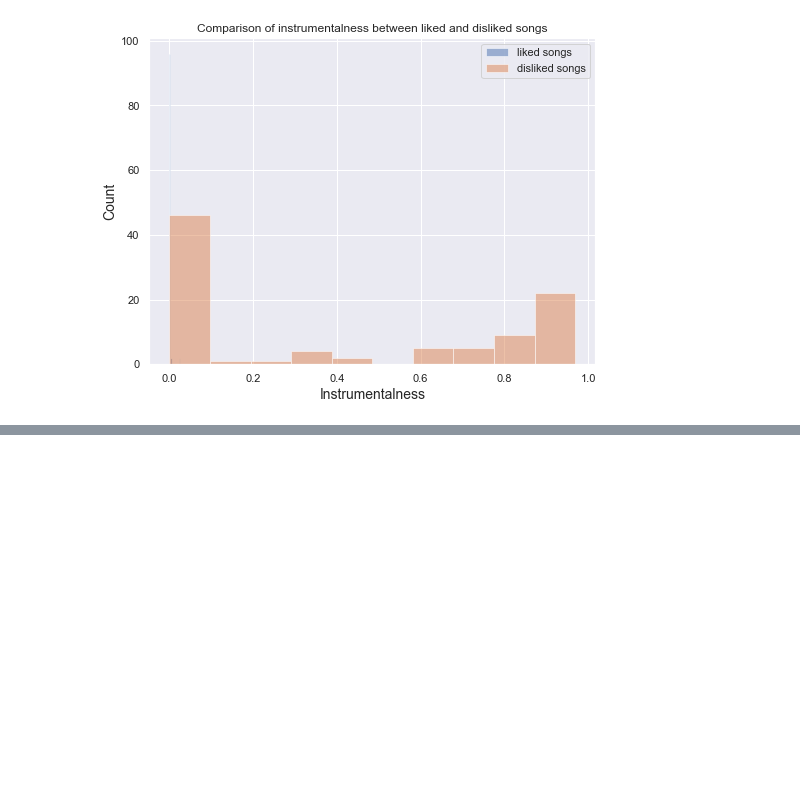
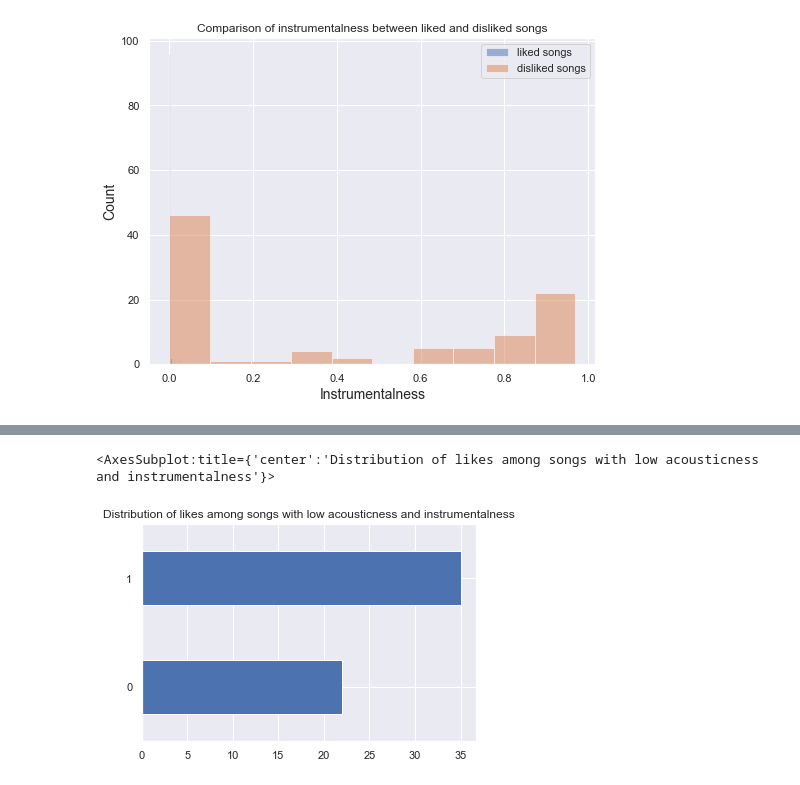
Before and after one commit to pattanaikay/scaling-chainsaw-MultiLR, a Jupyter notebook: Documents/EPGP Course/Spotify EDA Project/Spotify.ipynb, the cells around one changed output, grey strips where cells are left out. Cells and saved outputs as stored; diff of their text form; code cells hidden in the pictures; blank space fills up the shorter version.

```diff
--- a/Documents/EPGP Course/Spotify EDA Project/Spotify.ipynb
+++ b/Documents/EPGP Course/Spotify EDA Project/Spotify.ipynb
@@ -232,0 +244,11 @@ plt.legend(loc='upper right')
+# %%
+high_acousticness = data['acousticness'] > 0.3
+high_instrumentalness = data['instrumentalness'] < 0.3
+
+songs_with_high_acoustic_and_instrument = data[high_acousticness & high_instrumentalness]
+
+plt.title("Distribution of likes among songs with low acousticness and instrumentalness")
+songs_with_high_acoustic_and_instrument['liked'].value_counts().sort_values().plot(kind = 'barh')
+# %% [output]
+<AxesSubplot:title={'center':'Distribution of likes among songs with low acousticness and instrumentalness'}>
+[figure, added]
```
Also changed, not shown: parts of 1 cell of this notebook.
